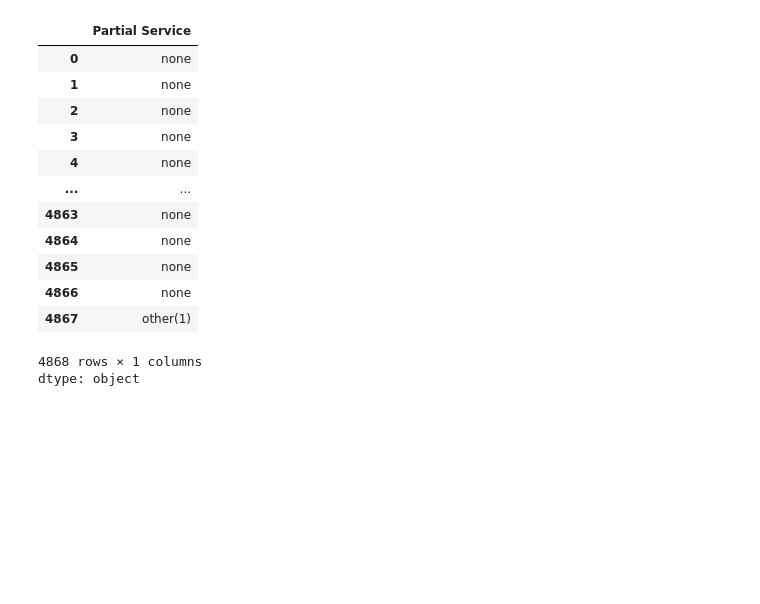
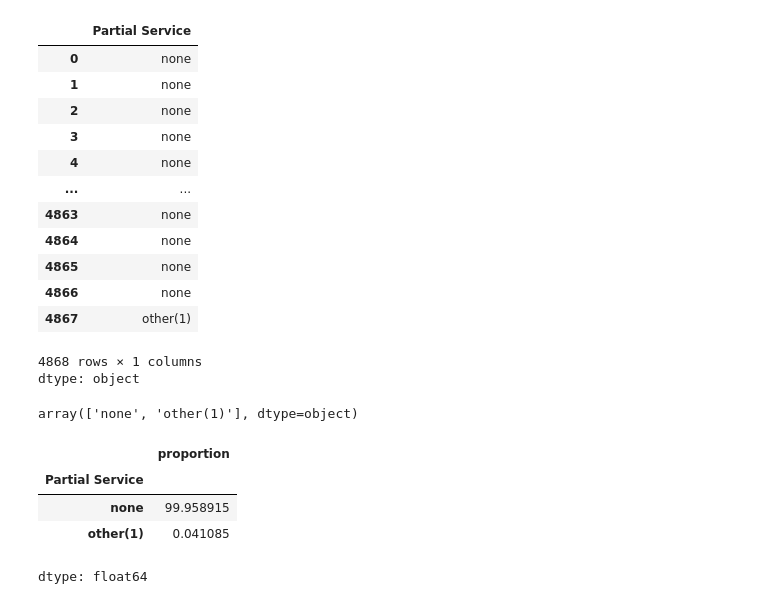
Before and after one commit to LeonardoNBanegas/DATA-SCIENCE-CODERHOUSE, a Jupyter notebook: ProyectoDS_ParteIII_Banegas.ipynb, the cells around one changed output. Cells and saved outputs as stored; diff of their text form; code cells hidden in the pictures; blank space fills up the shorter version.

```diff
--- a/ProyectoDS_ParteIII_Banegas.ipynb
+++ b/ProyectoDS_ParteIII_Banegas.ipynb
@@ -891,3 +892,17 @@ y
 | 4867 | other(1) |
 4868 rows × 1 columns
 dtype: object
+# %%
+# muestra las variables del
+y.unique()
+# %% [output]
+array(['none', 'other(1)'], dtype=object)
+# %%
+# que porsentaje es cada clase
+y.value_counts(normalize=True)*100
+# %% [output]
+|  | proportion |
+| Partial Service |  |
+| none | 99.958915 |
+| other(1) | 0.041085 |
+dtype: float64
```
Also changed, not shown: parts of 1 cell of this notebook.
